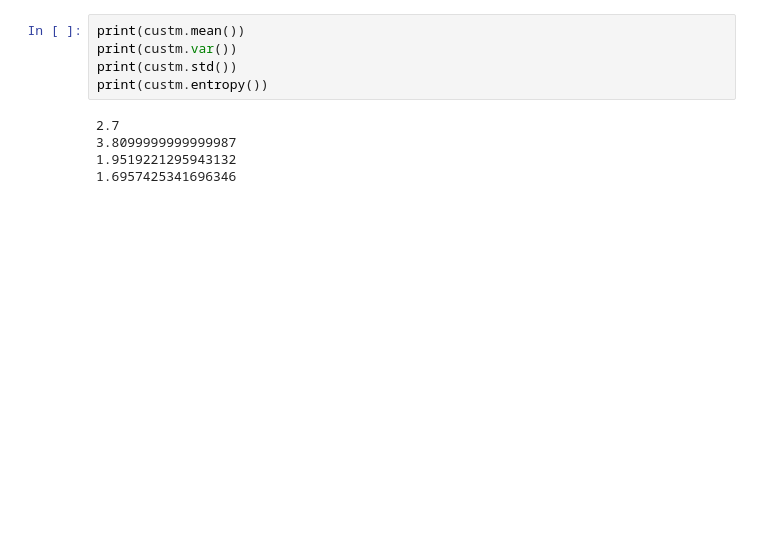
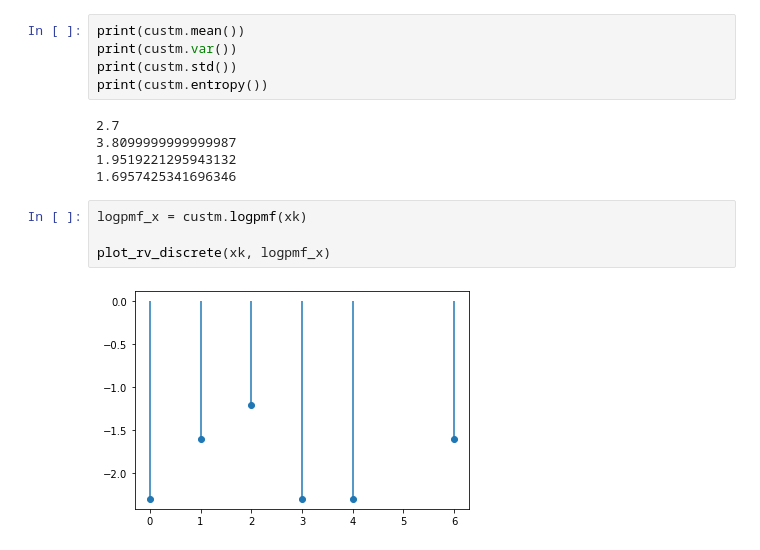
Before and after one commit to tkaya94/UdemyDataScience, a Jupyter notebook: 5_More/01_Scipy101.ipynb, the cells around one changed output. Drawn from its saved outputs; the diff is of its cells as text; blank space fills up the shorter version.

```diff
--- a/5_More/01_Scipy101.ipynb
+++ b/5_More/01_Scipy101.ipynb
@@ -162,3 +176,9 @@ print(custm.entropy())
 3.8099999999999987
 1.9519221295943132
 1.6957425341696346
+# %%
+logpmf_x = custm.logpmf(xk)
+
+plot_rv_discrete(xk, logpmf_x)
+# %% [output]
+[figure, added]
```
Also changed, not shown: parts of 11 cells of this notebook, 9 other files.
